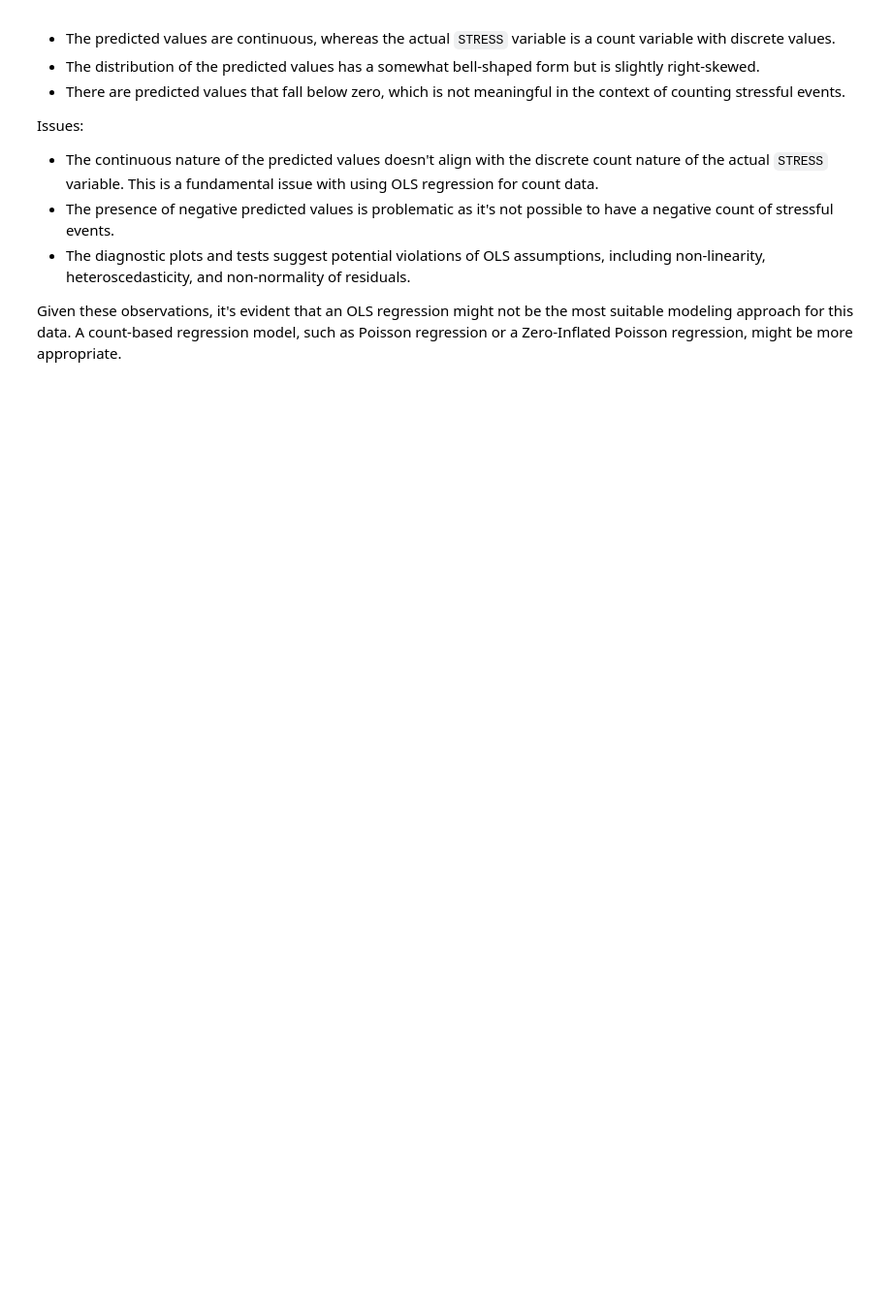
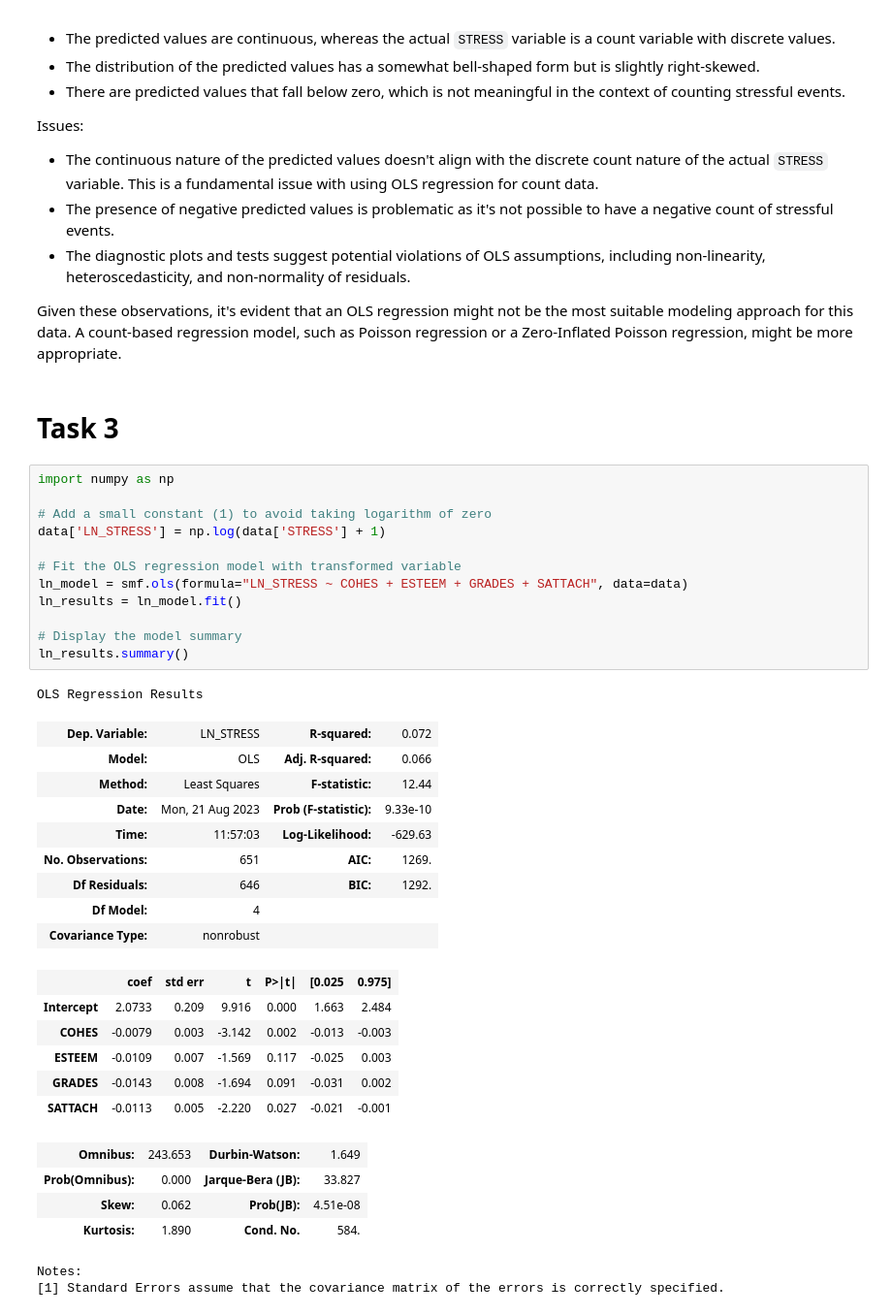
Before and after one commit to MichaelRocchio/msds_410, a Jupyter notebook: Assignment_9/rocchio_assign9.ipynb, the cells around one changed output. Shown at 97% size. Drawn from its saved outputs; the diff is of its cells as text; blank space fills up the shorter version.

```diff
--- a/Assignment_9/rocchio_assign9.ipynb
+++ b/Assignment_9/rocchio_assign9.ipynb
@@ -174,3 +174,40 @@ Issues:
 - The diagnostic plots and tests suggest potential violations of OLS assumptions, including non-linearity, heteroscedasticity, and non-normality of residuals.
 
 Given these observations, it's evident that an OLS regression might not be the most suitable modeling approach for this data. A count-based regression model, such as Poisson regression or a Zero-Inflated Poisson regression, might be more appropriate.
+# %% [markdown]
+# Task 3
+# %%
+import numpy as np
+
+# Add a small constant (1) to avoid taking logarithm of zero
+data['LN_STRESS'] = np.log(data['STRESS'] + 1)
+
+# Fit the OLS regression model with transformed variable
+ln_model = smf.ols(formula="LN_STRESS ~ COHES + ESTEEM + GRADES + SATTACH", data=data)
+ln_results = ln_model.fit()
+
+# Display the model summary
+ln_results.summary()
+# %% [output]
+OLS Regression Results
+| Dep. Variable: | LN_STRESS | R-squared: | 0.072 |
+| Model: | OLS | Adj. R-squared: | 0.066 |
+| Method: | Least Squares | F-statistic: | 12.44 |
+| Date: | Mon, 21 Aug 2023 | Prob (F-statistic): | 9.33e-10 |
+| Time: | 11:57:03 | Log-Likelihood: | -629.63 |
+| No. Observations: | 651 | AIC: | 1269. |
+| Df Residuals: | 646 | BIC: | 1292. |
+| Df Model: | 4 |  |  |
+| Covariance Type: | nonrobust |  |  |
+|  | coef | std err | t | P>|t| | [0.025 | 0.975] |
+| Intercept | 2.0733 | 0.209 | 9.916 | 0.000 | 1.663 | 2.484 |
+| COHES | -0.0079 | 0.003 | -3.142 | 0.002 | -0.013 | -0.003 |
+| ESTEEM | -0.0109 | 0.007 | -1.569 | 0.117 | -0.025 | 0.003 |
+| GRADES | -0.0143 | 0.008 | -1.694 | 0.091 | -0.031 | 0.002 |
+| SATTACH | -0.0113 | 0.005 | -2.220 | 0.027 | -0.021 | -0.001 |
+| Omnibus: | 243.653 | Durbin-Watson: | 1.649 |
+| Prob(Omnibus): | 0.000 | Jarque-Bera (JB): | 33.827 |
+| Skew: | 0.062 | Prob(JB): | 4.51e-08 |
+| Kurtosis: | 1.890 | Cond. No. | 584. |
+Notes:
+[1] Standard Errors assume that the covariance matrix of the errors is correctly specified.
```
Also changed, not shown: parts of 11 cells of this notebook.
